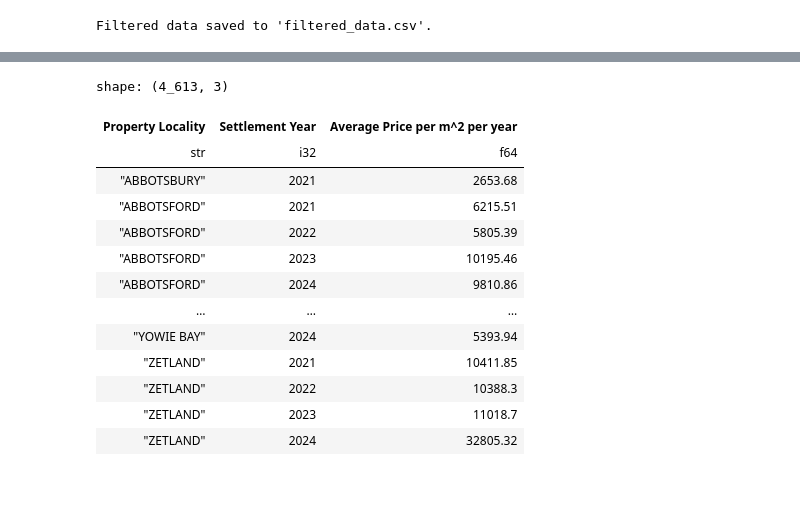
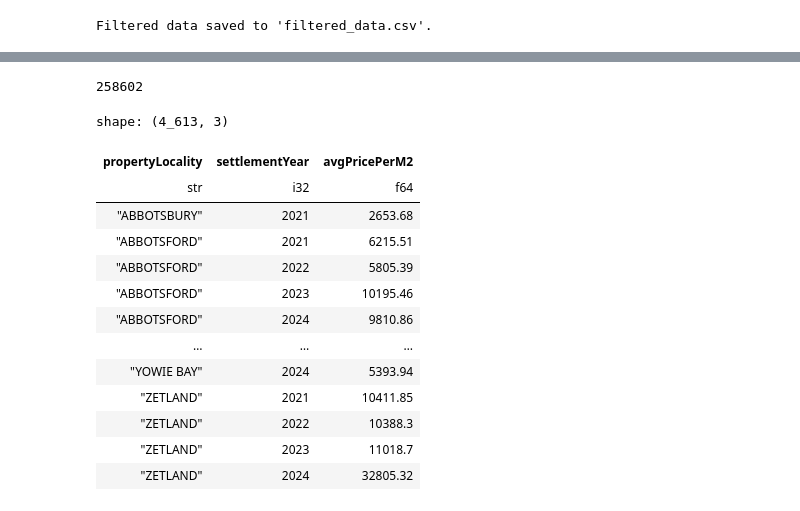
Before and after one commit to mtkluc/NSW-Price-Pendulum, a Jupyter notebook: project3.ipynb, the cells around one changed output, grey strips where cells are left out. Cells and saved outputs as stored; diff of their text form; code cells hidden in the pictures.

```diff
--- a/project3.ipynb
+++ b/project3.ipynb
@@ -161,4 +161,4 @@ shape: (5, 19)
 | "001" | 11439 | null | null | "19" | "DEAKIN ST" | ... |
 | "001" | 18319 | null | null | "700" | "MILSONS ARM RD" | ... |
 # %%
-df_cleaning.n_unique
+df_cleaning_unique = df_cleaning.unique(keep="last")
@@ -182,0 +169,2 @@ df_cleaning.n_unique
+# %%
+cleaned_df = df_cleaning_unique.with_columns(pl.arange(0, df_cleaning_unique.height).alias("uniqueSaleKey"))
@@ -183,5 +186,5 @@ df_cleaning.n_unique
 # %%
-unit_df = df_cleaning.filter((pl.col("Property Unit Number") != "null") | (pl.col("Strata Lot Number") != "null"))
+unit_df = cleaned_df.filter((pl.col("propertyUnitNumber") != "null") | (pl.col("strataLotNumber") != "null"))
 # %%
 unit_df.head()
 # %% [output]
@@ -196,5 +199,5 @@ shape: (5, 19)
 # %%
-unit_df_filter = unit_df.filter(pl.col("Primary Purpose").is_in(["UNIT", "RESIDENCE", "HOUSE UNIT"]))
+unit_df_filter = unit_df.filter(pl.col("primaryPurpose").is_in(["UNIT", "RESIDENCE", "HOUSE UNIT"]))
 # %%
 unit_df_filter.head()
 # %% [output]
@@ -209,13 +212,17 @@ shape: (5, 19)
+# %%
+unit_df_filter.n_unique()
+# %% [output]
+258602
 # %%
 output_file2 = "./units.csv"
 
 unit_df_filter.write_csv(output_file2)
 # %%
-unit_groupby = unit_df_filter.group_by(['Property Locality', 'Settlement Year']).agg(pl.col('Price per m^2').mean().alias('Average Price per m^2 per year').round(2))
-unit_groupby.sort(['Property Locality', 'Settlement Year'])
+unit_groupby = unit_df_filter.group_by(['propertyLocality', 'settlementYear']).agg(pl.col('pricePerM2').mean().alias('avgPricePerM2').round(2))
+unit_groupby.sort(['propertyLocality', 'settlementYear'])
 # %% [output]
 shape: (4_613, 3)
-| Property Locality | Settlement Year | Average Price per m^2 per year |
+| propertyLocality | settlementYear | avgPricePerM2 |
 | str | i32 | f64 |
 | "ABBOTSBURY" | 2021 | 2653.68 |
 | "ABBOTSFORD" | 2021 | 6215.51 |
```
Also changed, not shown: parts of 37 cells of this notebook, 11 other files.
